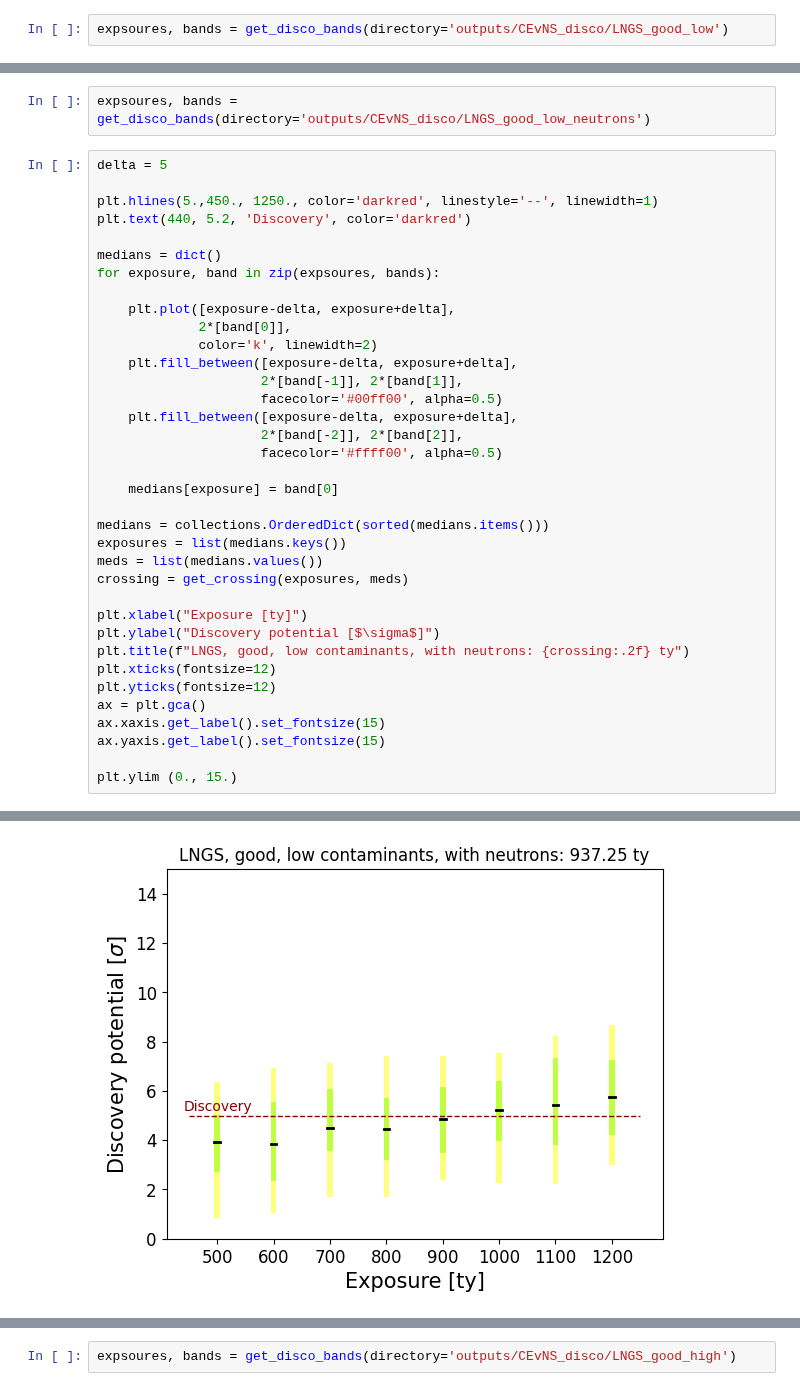
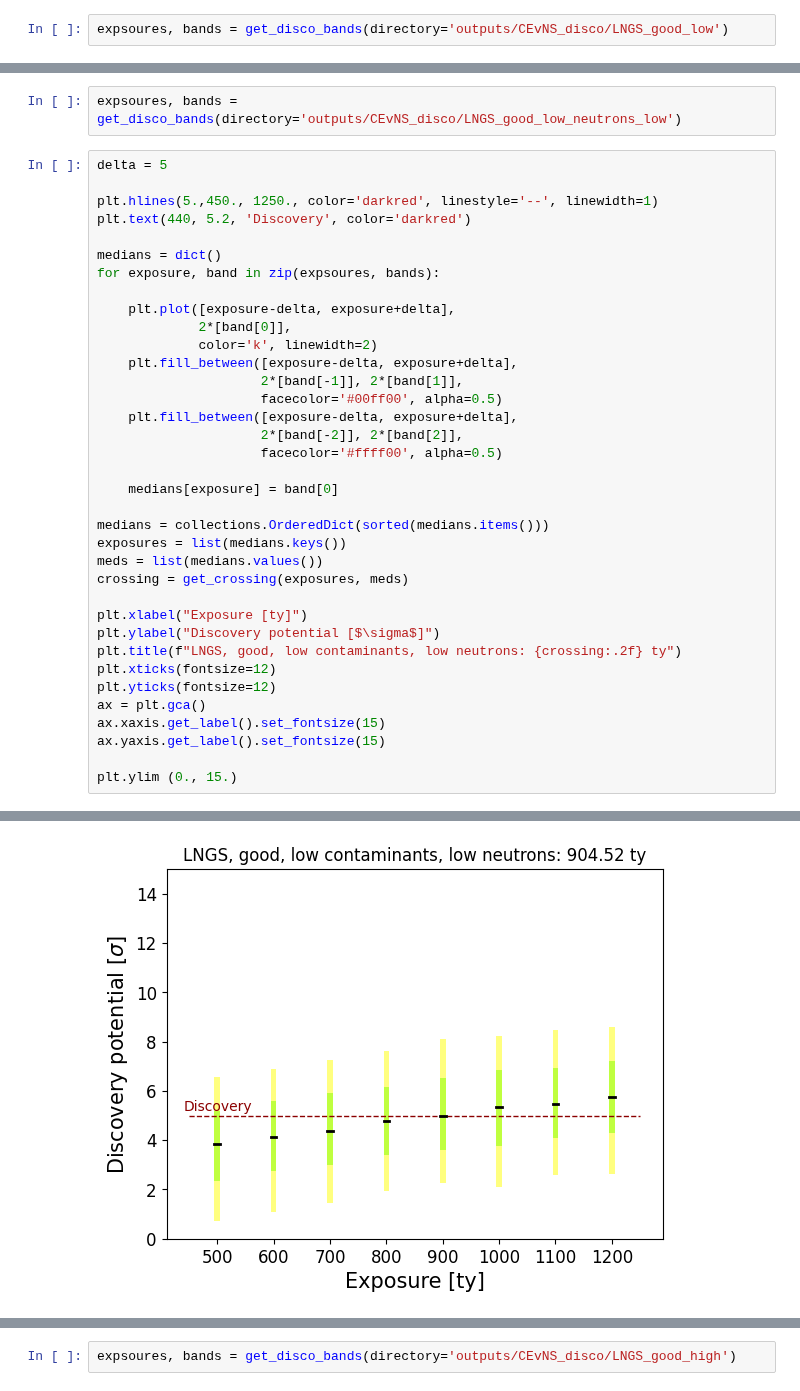
Before and after one commit to robertsjames/FlameFitSimple, a Jupyter notebook: analyses/CEvNS_discovery/defn1.ipynb, the cells around one changed output, grey strips where cells are left out. Cells and saved outputs as stored; diff of their text form.

```diff
--- a/analyses/CEvNS_discovery/defn1.ipynb
+++ b/analyses/CEvNS_discovery/defn1.ipynb
@@ -86,5 +86,5 @@ plt.ylim (0., 15.)
 # %%
-expsoures, bands = get_disco_bands(directory='outputs/CEvNS_disco/LNGS_good_low_neutrons')
+expsoures, bands = get_disco_bands(directory='outputs/CEvNS_disco/LNGS_good_low_neutrons_low')
 # %%
 delta = 5
 
@@ -95,32 +95,32 @@ medians = dict()
 for exposure, band in zip(expsoures, bands):
 
     plt.plot([exposure-delta, exposure+delta],
              2*[band[0]],
              color='k', linewidth=2)
     plt.fill_between([exposure-delta, exposure+delta],
                      2*[band[-1]], 2*[band[1]],
                      facecolor='#00ff00', alpha=0.5)
     plt.fill_between([exposure-delta, exposure+delta],
                      2*[band[-2]], 2*[band[2]],
                      facecolor='#ffff00', alpha=0.5)
 
     medians[exposure] = band[0]
 
 medians = collections.OrderedDict(sorted(medians.items()))
 exposures = list(medians.keys())
 meds = list(medians.values())
 crossing = get_crossing(exposures, meds)
 
 plt.xlabel("Exposure [ty]")
 plt.ylabel("Discovery potential [$\sigma$]")
-plt.title(f"LNGS, good, low contaminants, with neutrons: {crossing:.2f} ty")
+plt.title(f"LNGS, good, low contaminants, low neutrons: {crossing:.2f} ty")
 plt.xticks(fontsize=12)
 plt.yticks(fontsize=12)
 ax = plt.gca()
 ax.xaxis.get_label().set_fontsize(15)
 ax.yaxis.get_label().set_fontsize(15)
 
 plt.ylim (0., 15.)
 # %% [output]
 (0.0, 15.0)
-[figure, old version]
+[figure, new version]
```
Also changed, not shown: parts of 14 cells of this notebook.
